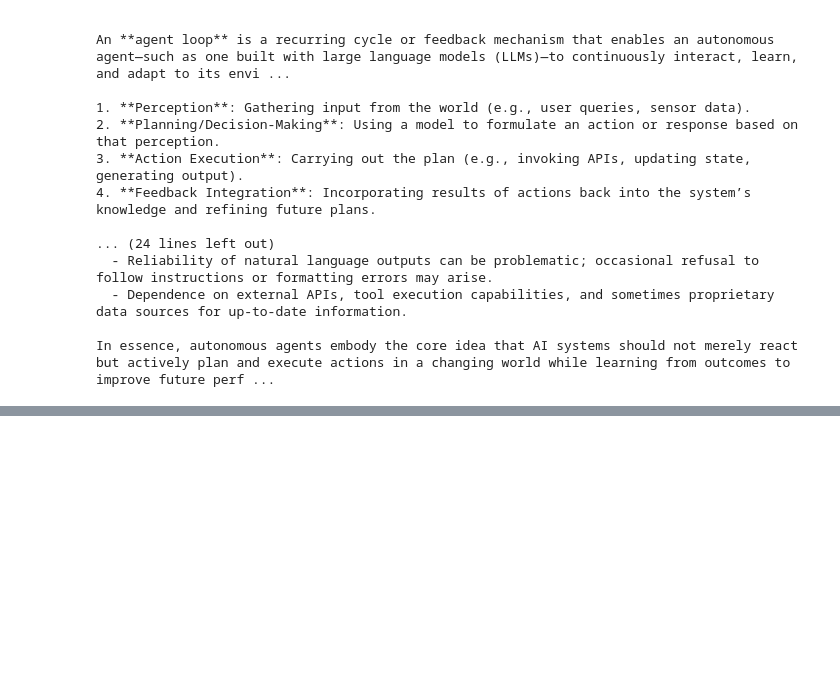
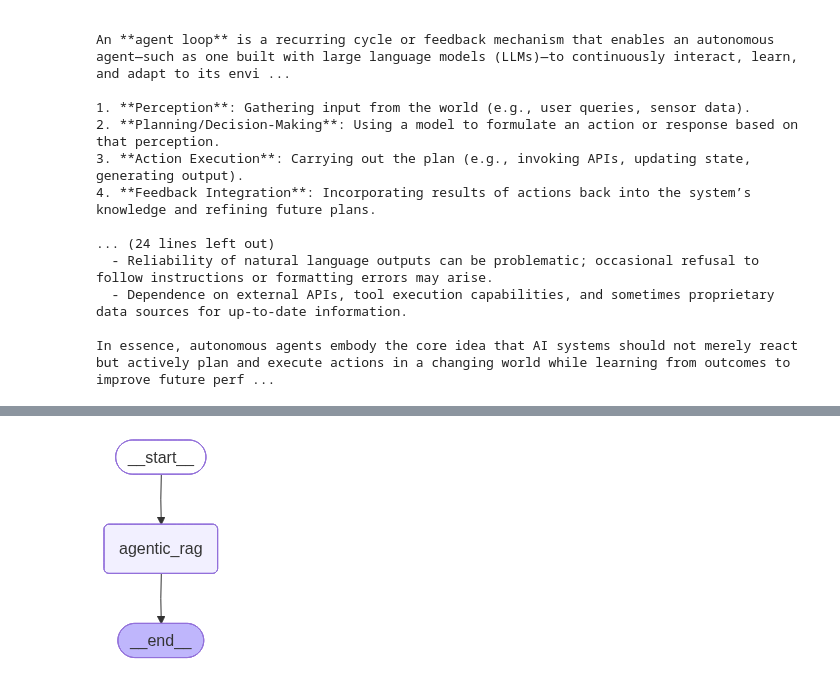
Before and after one commit to thole1986/ultimate-rag-bootcamp, a Jupyter notebook: 09-Agentic Rag/2-ReAct-todo.ipynb, the cells around one changed output, grey strips where cells are left out. Saved outputs shown, nothing was run; the diff lists cells and outputs as text; code cells hidden in the pictures; blank space fills up the shorter version.

```diff
--- a/09-Agentic Rag/2-ReAct-todo.ipynb
+++ b/09-Agentic Rag/2-ReAct-todo.ipynb
@@ -303,0 +333,8 @@ In essence, autonomous agents embody the core idea that AI systems should not me
+# %%
+internal_tool_1 = make_retriever_tool_from_text(
+    "internal_docs.txt",
+    "InternalTechDocs",
+    "Search internal tech documents for proprietary architecture and methods."
+)
+
+internal_tool_1
@@ -303,0 +343,7 @@ In essence, autonomous agents embody the core idea that AI systems should not me
+# %%
+internal_tool_2 = make_retriever_tool_from_text(
+    "research_notes.txt",
+    "InternalResearchNotes",
+    "Search internal research notes for experimental results and agent designs."
+)
+internal_tool_2
@@ -303,0 +352,9 @@ In essence, autonomous agents embody the core idea that AI systems should not me
+# %%
+tools = [wiki, arxiv, internal_tool_1, internal_tool_2]
+
+react_node = create_agent(
+    llm_ollama,
+    tools
+)
+
+react_node
@@ -303,0 +363,13 @@ In essence, autonomous agents embody the core idea that AI systems should not me
+# %%
+class AgentState(TypedDict):
+    messages: Annotated[Sequence[BaseMessage], add_messages]
+# %%
+builder = StateGraph(AgentState)
+builder.add_node("agentic_rag", react_node)
+builder.set_entry_point("agentic_rag")
+builder.add_edge("agentic_rag", END)
+
+graph = builder.compile()
+graph
+# %% [output]
+[figure, added]
```
Also changed, not shown: parts of 5 cells of this notebook, 1 other file.
